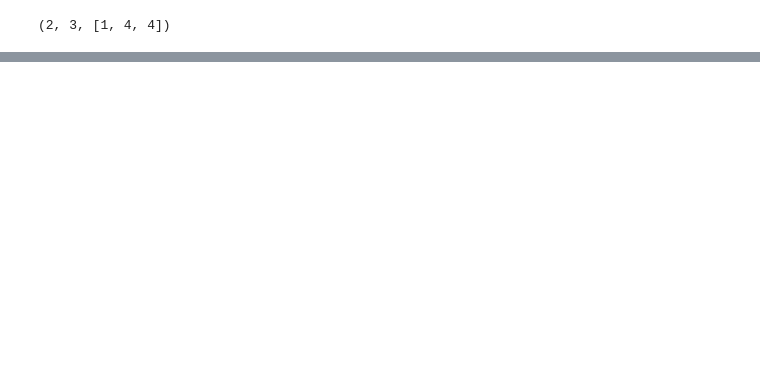
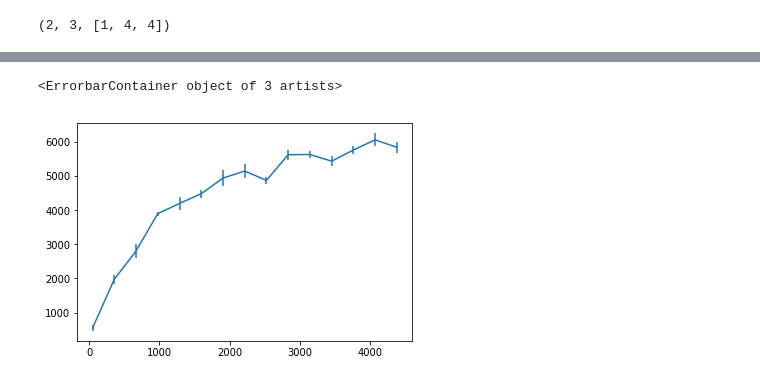
Before and after one commit to aravindhnivas/FELion-Spectrum-Analyser, a Jupyter notebook: testing/errorBar.ipynb, the cells around one changed output, grey strips where cells are left out. Drawn from its saved outputs; the diff is of its cells as text; code cells hidden in the pictures; blank space fills up the shorter version.

```diff
--- a/testing/errorBar.ipynb
+++ b/testing/errorBar.ipynb
@@ -191,0 +190,5 @@ print(varience, "\n",
+# %%
+plt.errorbar(time, d["mass_#1"], yerr = error[0])
+# %% [output]
+<ErrorbarContainer object of 3 artists>
+[figure, added]
```
Also changed, not shown: parts of 12 cells of this notebook, 2 other files.
